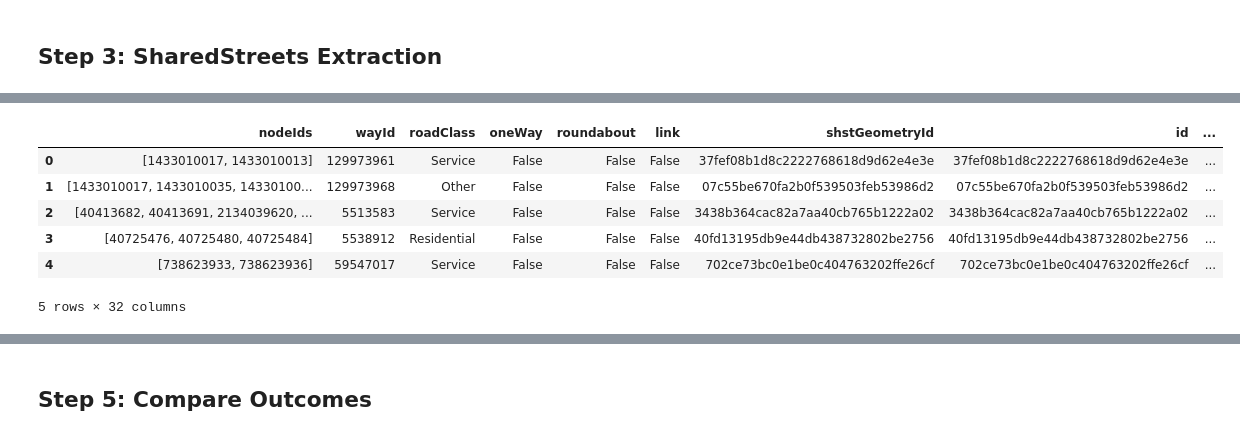
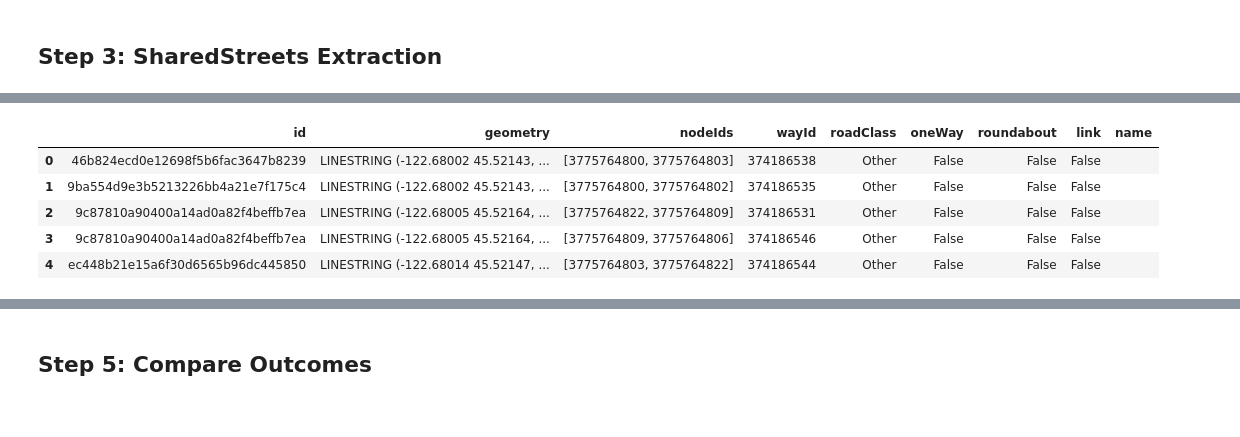
Before and after one commit to DavidOry/osm-extract-validator, a Jupyter notebook: osmnx_extract.ipynb, the cells around one changed output, grey strips where cells are left out. Cells and saved outputs as stored; diff of their text form; code cells hidden in the pictures.

```diff
--- a/osmnx_extract.ipynb
+++ b/osmnx_extract.ipynb
@@ -66,5 +79,5 @@ docker run -it --rm -v ~/Documents/GitHub/osm-extract-validator:/usr/node/ shst:
 # %%
-shst_gdf = gpd.read_file("shst.geojson")
+shst_gdf = gpd.read_file("shst.out.geojson")
 # %%
 no_dup_gdf = shst_gdf.drop_duplicates(
     subset = ['id', 'fromIntersectionId', 'toIntersectionId', 'forwardReferenceId', 'backReferenceId'])
@@ -208,10 +152,16 @@ after join, there are shst geometry # :  301640
+# %%
+shst_gdf = pd.merge(
+    no_dup_gdf[['id','geometry']],
+    osm_link_df.rename(columns={'geometryId':'id'}),
+    how='left',
+    on='id',
+)
 # %%
-gdf.head()
+shst_gdf.head()
 # %% [output]
-|  | nodeIds | wayId | roadClass | oneWay | roundabout | link | shstGeometryId | id | ... |
-| 0 | [1433010017, 1433010013] | 129973961 | Service | False | False | False | 37fef08b1d8c2222768618d9d62e4e3e | 37fef08b1d8c2222768618d9d62e4e3e | ... |
-| 1 | [1433010017, 1433010035, 14330100... | 129973968 | Other | False | False | False | 07c55be670fa2b0f539503feb53986d2 | 07c55be670fa2b0f539503feb53986d2 | ... |
-| 2 | [40413682, 40413691, 2134039620, ... | 5513583 | Service | False | False | False | 3438b364cac82a7aa40cb765b1222a02 | 3438b364cac82a7aa40cb765b1222a02 | ... |
-| 3 | [40725476, 40725480, 40725484] | 5538912 | Residential | False | False | False | 40fd13195db9e44db438732802be2756 | 40fd13195db9e44db438732802be2756 | ... |
-| 4 | [738623933, 738623936] | 59547017 | Service | False | False | False | 702ce73bc0e1be0c404763202ffe26cf | 702ce73bc0e1be0c404763202ffe26cf | ... |
+|  | id | geometry | nodeIds | wayId | roadClass | oneWay | roundabout | link | name |
+| 0 | 46b824ecd0e12698f5b6fac3647b8239 | LINESTRING (-122.68002 45.52143, ... | [3775764800, 3775764803] | 374186538 | Other | False | False | False |  |
+| 1 | 9ba554d9e3b5213226bb4a21e7f175c4 | LINESTRING (-122.68002 45.52143, ... | [3775764800, 3775764802] | 374186535 | Other | False | False | False |  |
+| 2 | 9c87810a90400a14ad0a82f4beffb7ea | LINESTRING (-122.68005 45.52164, ... | [3775764822, 3775764809] | 374186531 | Other | False | False | False |  |
+| 3 | 9c87810a90400a14ad0a82f4beffb7ea | LINESTRING (-122.68005 45.52164, ... | [3775764809, 3775764806] | 374186546 | Other | False | False | False |  |
+| 4 | ec448b21e15a6f30d6565b96dc445850 | LINESTRING (-122.68014 45.52147, ... | [3775764803, 3775764822] | 374186544 | Other | False | False | False |  |
-5 rows × 32 columns
```
Also changed, not shown: parts of 42 cells of this notebook, 6 other files.
